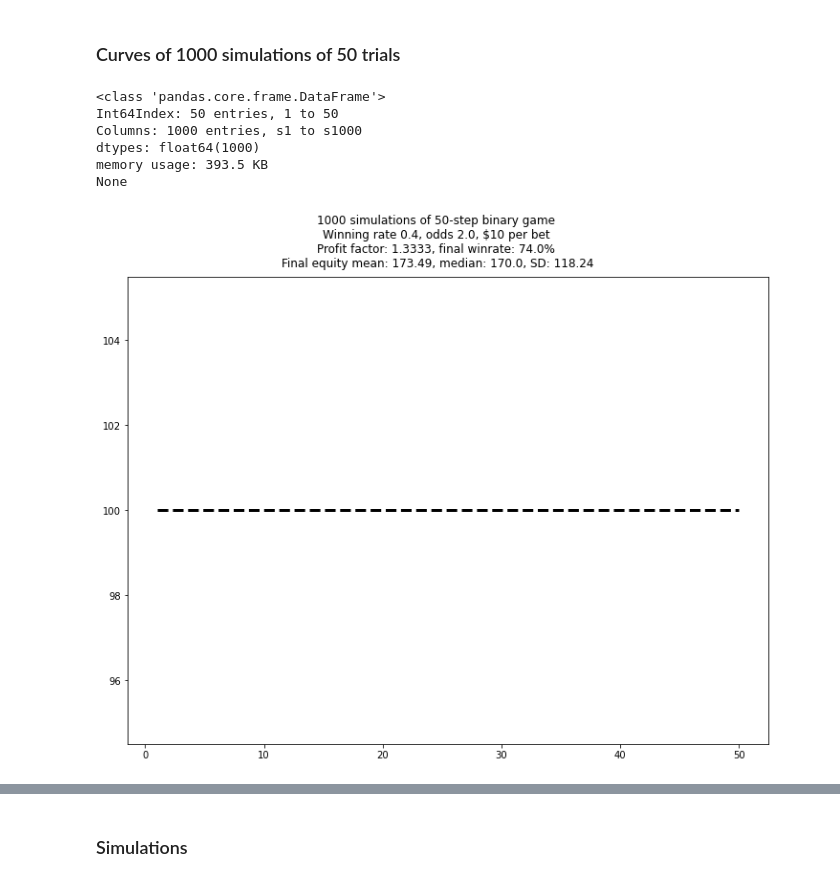
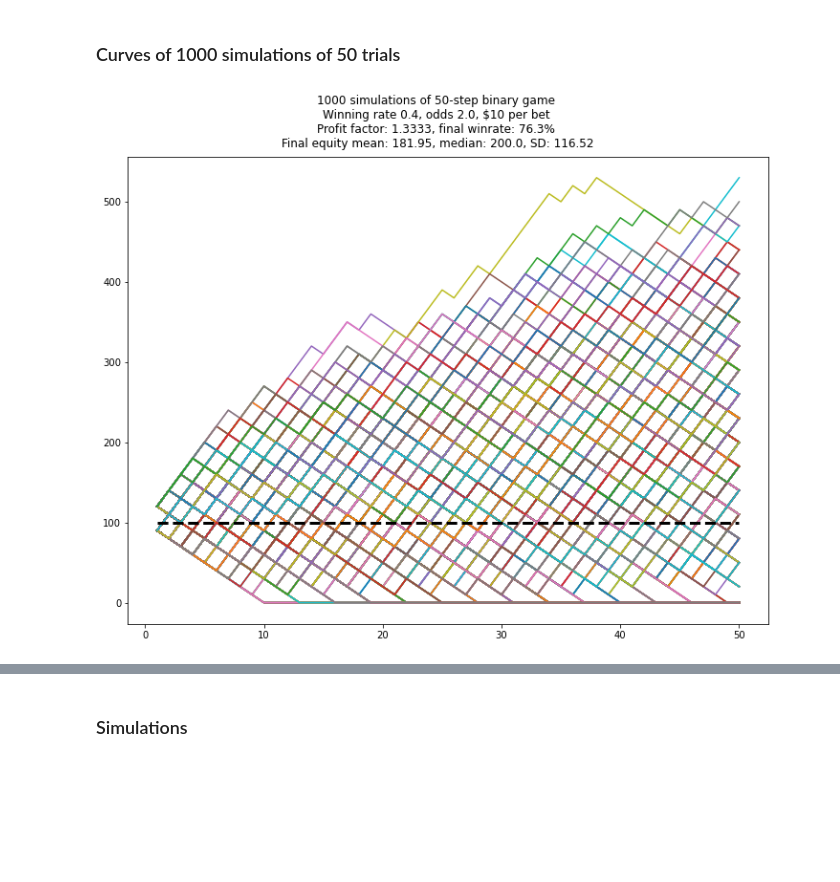
Before and after one commit to willbillionquant/riskmanagement, a Jupyter notebook: binarybet-simple.ipynb, the cells around one changed output, grey strips where cells are left out. Saved outputs shown, nothing was run; the diff lists cells and outputs as text; code cells hidden in the pictures; blank space fills up the shorter version.

```diff
--- a/binarybet-simple.ipynb
+++ b/binarybet-simple.ipynb
@@ -125,16 +125,13 @@ def getSimKPI_discretePL(simFunc, initAmount=100, f=12.5, p=0.5, b=1.5, numTrial
 
     return dfSim, dictKPI
 
-def plotSim_discretePL(simFunc, initAmount=100, f=12.5, p=0.5, b=1.5, numTrials=50, numSim=400, semilog=True):
+def plotSim_discretePL(simFunc, initAmount=100, a=12.5, p=0.5, b=1.5, numTrials=50, numSim=400):
     """Plot equity curves from the betting simulations."""
     # Dataframe and KPI dict from `getSimKPI_discretePL()` function
-    dfSim, dictKPI = getSimKPI_discretePL(simFunc, initAmount, f, p, b, numTrials, numSim)
+    dfSim, dictKPI = getSimKPI_discretePL(simFunc, initAmount, a, p, b, numTrials, numSim)
     # First line of diagram title
     title = f'{numSim} simulations of {numTrials}-step binary game \n'
-    if semilog:
-        title += f'Winning rate {round(p, 4)}, odds {round(b, 4)}, {f}% per bet \n'
-    else:
-        title += f'Winning rate {round(p, 4)}, odds {round(b, 4)}, ${f} per bet \n'
+    title += f'Winning rate {round(p, 4)}, odds {round(b, 4)}, ${a} per bet \n'
 
     # Percentage of final equity above or equal to initial amount
     winrate = dictKPI['win%']
@@ -153,10 +150,7 @@ def plotSim_discretePL(simFunc, initAmount=100, f=12.5, p=0.5, b=1.5, numTrials=
 
     # Transpose the equity dataframe to plot
     dfPlot = dfSim.transpose()
-
-    # Adopt semi-log scale for fixed-percent-betting & linear scale for fixed-amount-betting
-    if semilog:
-        plt.semilogy(dfPlot)
+    plt.plot(dfPlot)
     plt.plot(dfPlot.index, np.repeat(initAmount, numTrials), color='black', linewidth=3, linestyle='dashed')
     plt.show()
 # %% [markdown]
@@ -183,12 +177,6 @@ dictKPI1
 # %% [markdown]
 ### Curves of 1000 simulations of 50 trials
 # %%
-plotSim_discretePL(getSim_binaryFixAmount, initAmount1, a1, p1, b1, False, numTrials1, numSim1)
+plotSim_discretePL(getSim_binaryFixAmount, initAmount1, a1, p1, b1, numTrials1, numSim1)
 # %% [output]
-<class 'pandas.core.frame.DataFrame'>
-Int64Index: 50 entries, 1 to 50
-Columns: 1000 entries, s1 to s1000
-dtypes: float64(1000)
-memory usage: 393.5 KB
-None
-[figure, old version]
+[figure, new version]
```
Also changed, not shown: parts of 70 cells of this notebook.
